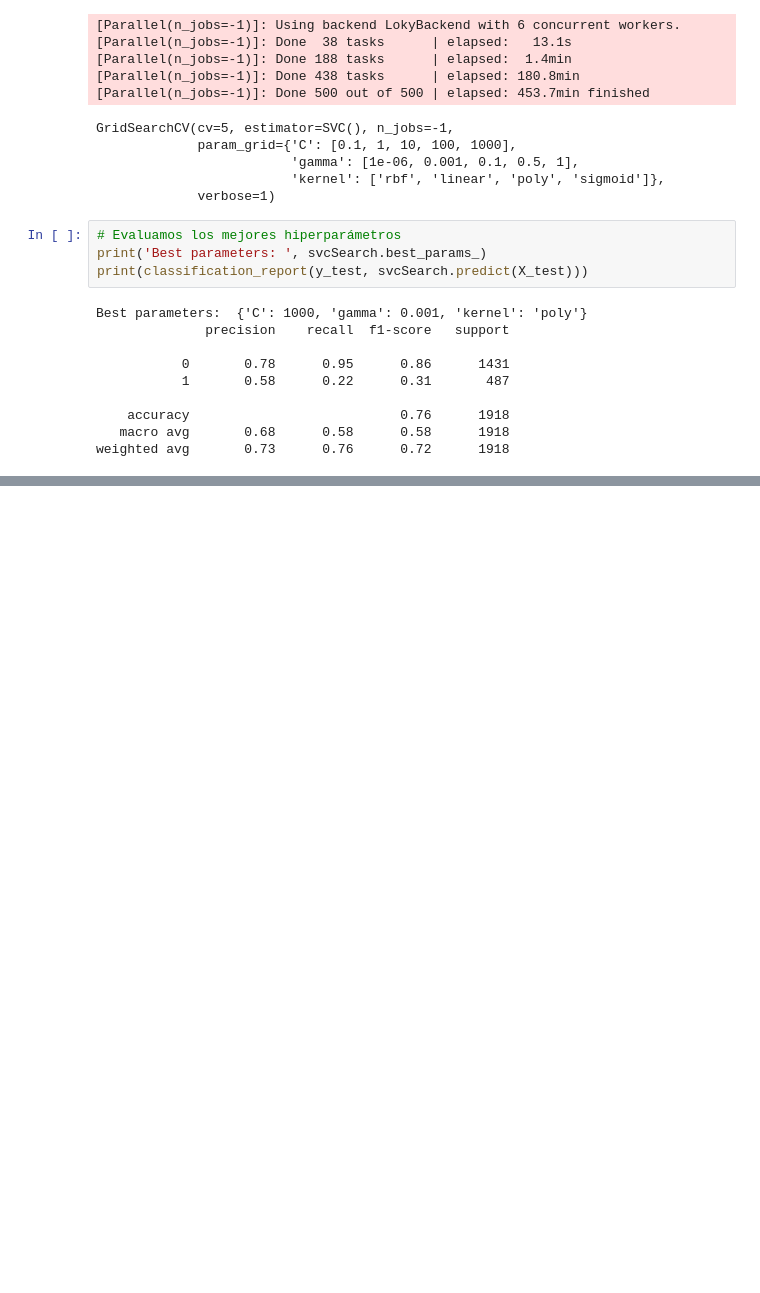
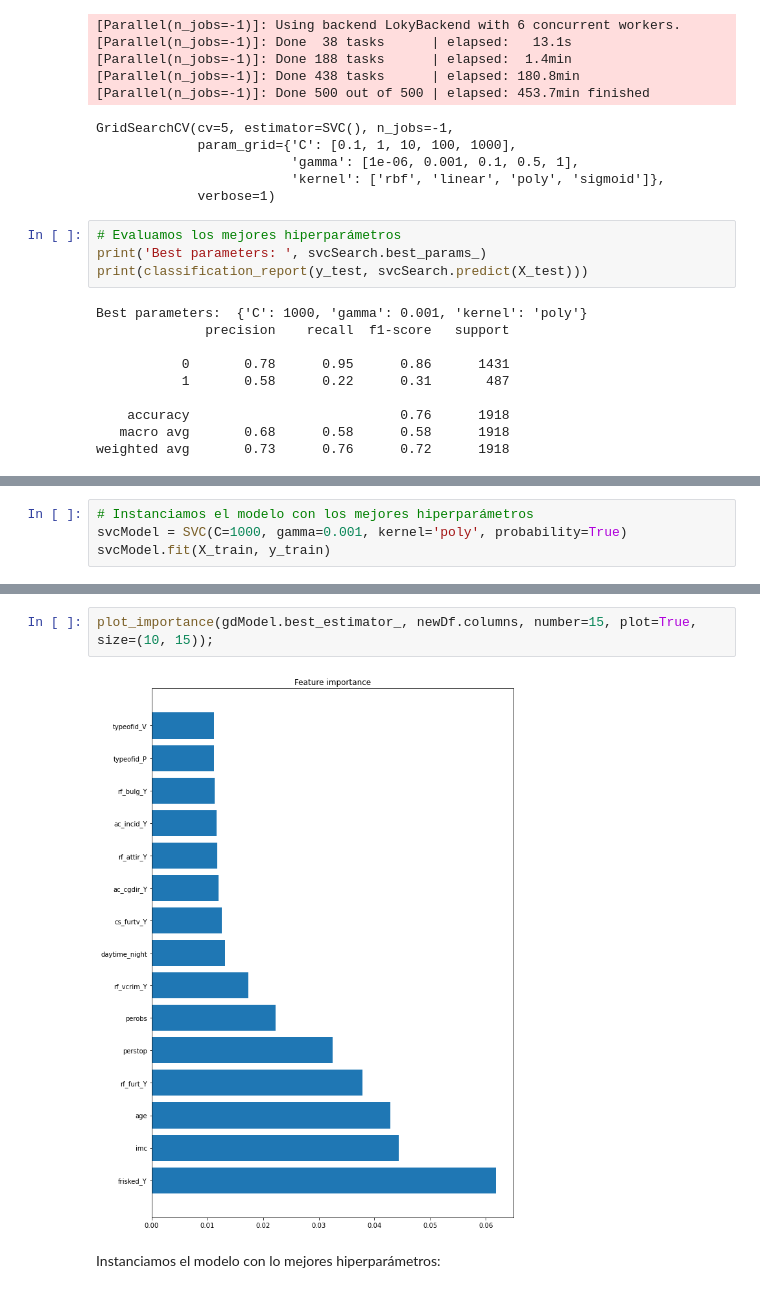
Before and after one commit to Japsz/DesafioLatam, a Jupyter notebook: Unidad 3 - Machine Learning/Prueba/Predicción de delitos/hito1.ipynb, the cells around one changed output, grey strips where cells are left out. Cells and saved outputs as stored; diff of their text form; blank space fills up the shorter version.

```diff
--- a/Unidad 3 - Machine Learning/Prueba/Predicción de delitos/hito1.ipynb
+++ b/Unidad 3 - Machine Learning/Prueba/Predicción de delitos/hito1.ipynb
@@ -818,0 +875,4 @@ weighted avg       0.73      0.76      0.72      1918
+# %%
+# Instanciamos el modelo con los mejores hiperparámetros
+svcModel = SVC(C=1000, gamma=0.001, kernel='poly', probability=True)
+svcModel.fit(X_train, y_train)
@@ -906,0 +1012,6 @@ weighted avg       0.73      0.76      0.70      1918
+# %%
+plot_importance(gdModel.best_estimator_, newDf.columns, number=15, plot=True, size=(10, 15));
+# %% [output]
+[figure, added]
+# %% [markdown]
+Instanciamos el modelo con lo mejores hiperparámetros:
```
Also changed, not shown: parts of 55 cells of this notebook, 6 other files.
